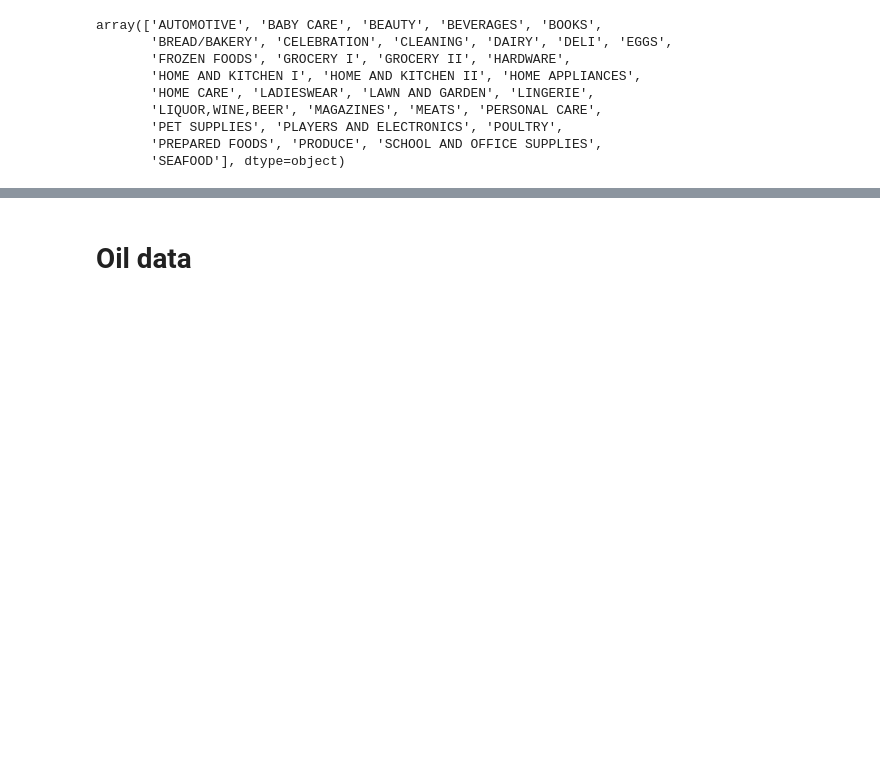
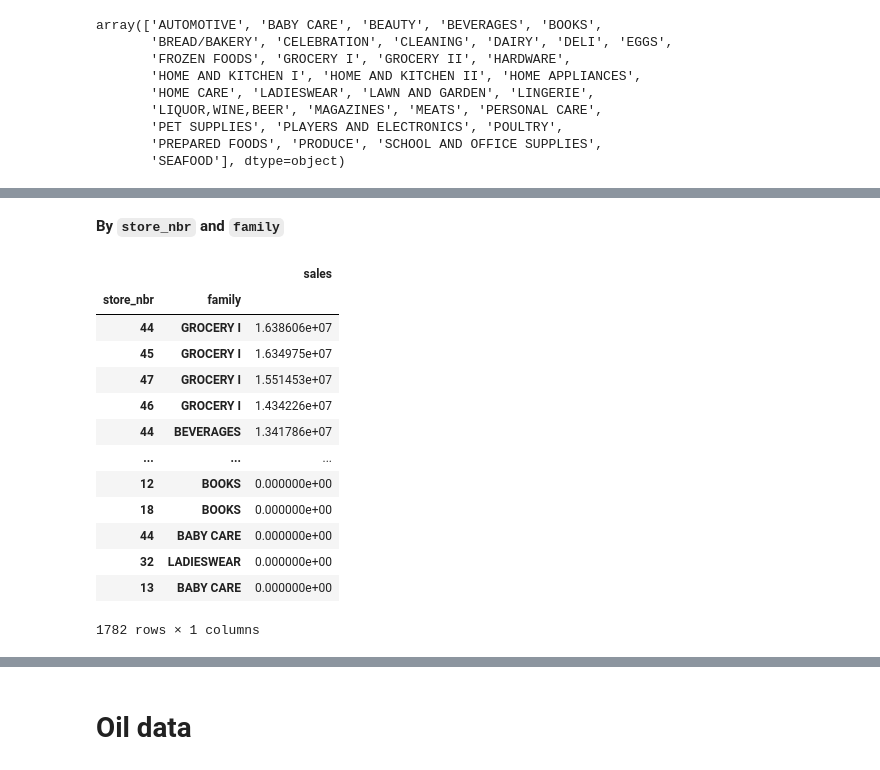
Before and after one commit to didine13/forecasting_for_sales, a Jupyter notebook: notebooks/nhouyvanisvong_dataexplo.ipynb, the cells around one changed output, grey strips where cells are left out. Saved outputs shown, nothing was run; the diff lists cells and outputs as text; code cells hidden in the pictures; blank space fills up the shorter version.

```diff
--- a/notebooks/nhouyvanisvong_dataexplo.ipynb
+++ b/notebooks/nhouyvanisvong_dataexplo.ipynb
@@ -114,0 +143,21 @@ array(['AUTOMOTIVE', 'BABY CARE', 'BEAUTY', 'BEVERAGES', 'BOOKS',
+# %% [markdown]
+**By `store_nbr` and `family`**
+# %%
+by_family = train_data[['store_nbr', 'family', 'sales']].groupby(['store_nbr', 'family'])\
+                                                        .sum()['sales'].sort_values(ascending=False)
+pd.DataFrame(by_family)
+# %% [output]
+|  |  | sales |
+| store_nbr | family |  |
+| 44 | GROCERY I | 1.638606e+07 |
+| 45 | GROCERY I | 1.634975e+07 |
+| 47 | GROCERY I | 1.551453e+07 |
+| 46 | GROCERY I | 1.434226e+07 |
+| 44 | BEVERAGES | 1.341786e+07 |
+| ... | ... | ... |
+| 12 | BOOKS | 0.000000e+00 |
+| 18 | BOOKS | 0.000000e+00 |
+| 44 | BABY CARE | 0.000000e+00 |
+| 32 | LADIESWEAR | 0.000000e+00 |
+| 13 | BABY CARE | 0.000000e+00 |
+1782 rows × 1 columns
```
Also changed, not shown: parts of 56 cells of this notebook.
